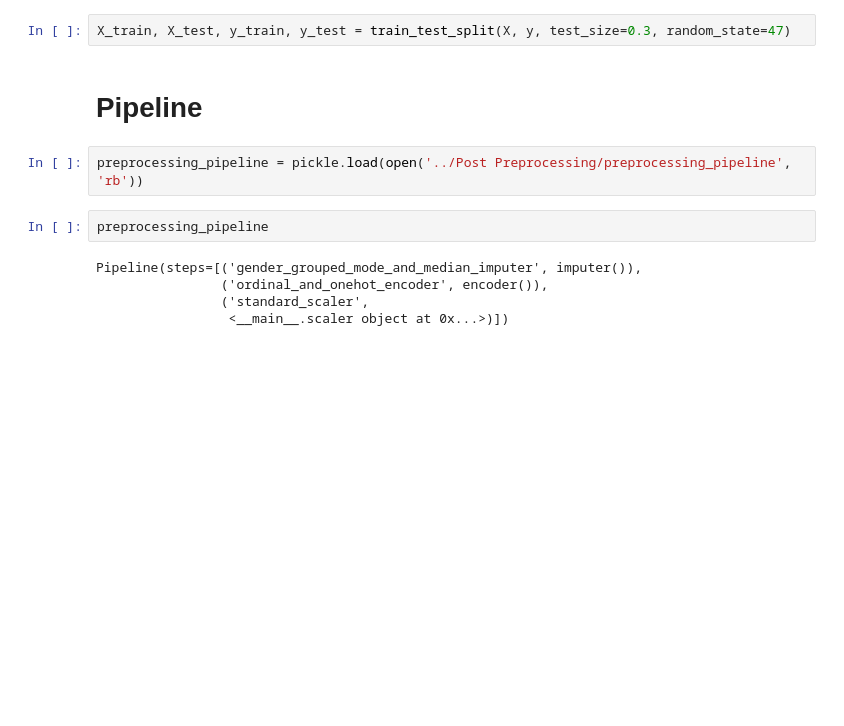
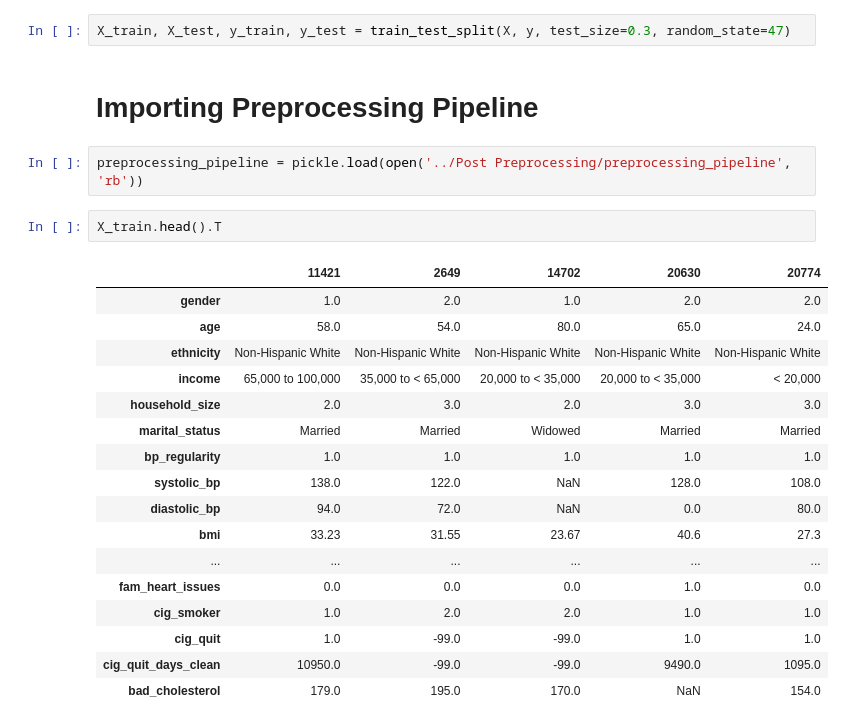
Before and after one commit to omi-singh17/Cardio-Disease-Prediction, a Jupyter notebook: 04 Modeling/04_Modeling.ipynb, the cells around one changed output. Saved outputs shown, nothing was run; the diff lists cells and outputs as text; blank space fills up the shorter version.

```diff
--- a/04 Modeling/04_Modeling.ipynb
+++ b/04 Modeling/04_Modeling.ipynb
@@ -25,13 +52,26 @@ y = pd.read_csv('../Post Preprocessing/y.csv')
 # %%
 X_train, X_test, y_train, y_test = train_test_split(X, y, test_size=0.3, random_state=47)
 # %% [markdown]
-# Pipeline
+# Importing Preprocessing Pipeline
 # %%
 preprocessing_pipeline = pickle.load(open('../Post Preprocessing/preprocessing_pipeline', 'rb'))
-# %%
-preprocessing_pipeline
-# %% [output]
-Pipeline(steps=[('gender_grouped_mode_and_median_imputer', imputer()),
-                ('ordinal_and_onehot_encoder', encoder()),
-                ('standard_scaler',
-                 <__main__.scaler object at 0x...>)])
+# %%
+X_train.head().T
+# %% [output]
+|  | 11421 | 2649 | 14702 | 20630 | 20774 |
+| gender | 1.0 | 2.0 | 1.0 | 2.0 | 2.0 |
+| age | 58.0 | 54.0 | 80.0 | 65.0 | 24.0 |
+| ethnicity | Non-Hispanic White | Non-Hispanic White | Non-Hispanic White | Non-Hispanic White | Non-Hispanic White |
+| income | 65,000 to 100,000 | 35,000 to < 65,000 | 20,000 to < 35,000 | 20,000 to < 35,000 | < 20,000 |
+| household_size | 2.0 | 3.0 | 2.0 | 3.0 | 3.0 |
+| marital_status | Married | Married | Widowed | Married | Married |
+| bp_regularity | 1.0 | 1.0 | 1.0 | 1.0 | 1.0 |
+| systolic_bp | 138.0 | 122.0 | NaN | 128.0 | 108.0 |
+| diastolic_bp | 94.0 | 72.0 | NaN | 0.0 | 80.0 |
+| bmi | 33.23 | 31.55 | 23.67 | 40.6 | 27.3 |
+| ... | ... | ... | ... | ... | ... |
+| fam_heart_issues | 0.0 | 0.0 | 0.0 | 1.0 | 0.0 |
+| cig_smoker | 1.0 | 2.0 | 2.0 | 1.0 | 1.0 |
+| cig_quit | 1.0 | -99.0 | -99.0 | 1.0 | 1.0 |
+| cig_quit_days_clean | 10950.0 | -99.0 | -99.0 | 9490.0 | 1095.0 |
+| bad_cholesterol | 179.0 | 195.0 | 170.0 | NaN | 154.0 |
```
Also changed, not shown: parts of 54 cells of this notebook, 4 other files.
